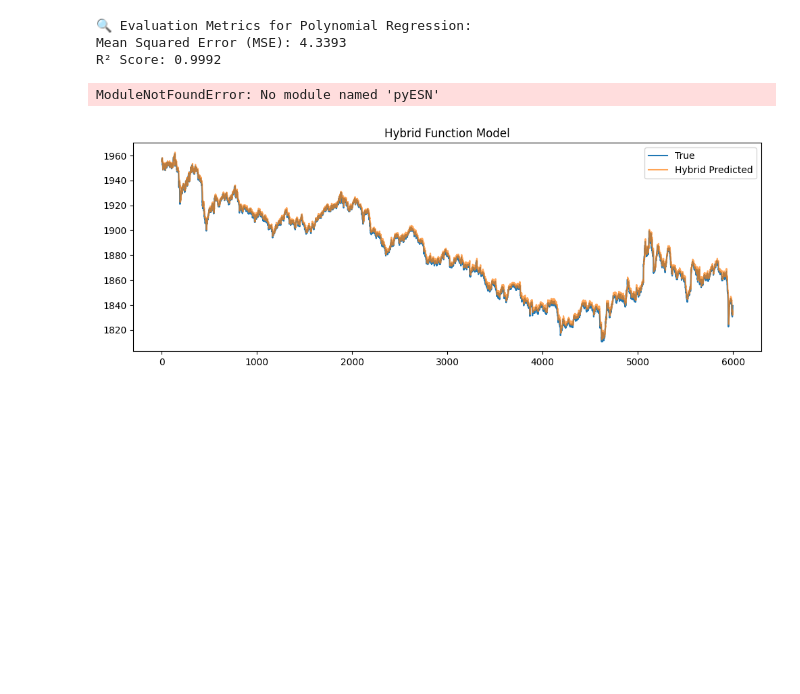
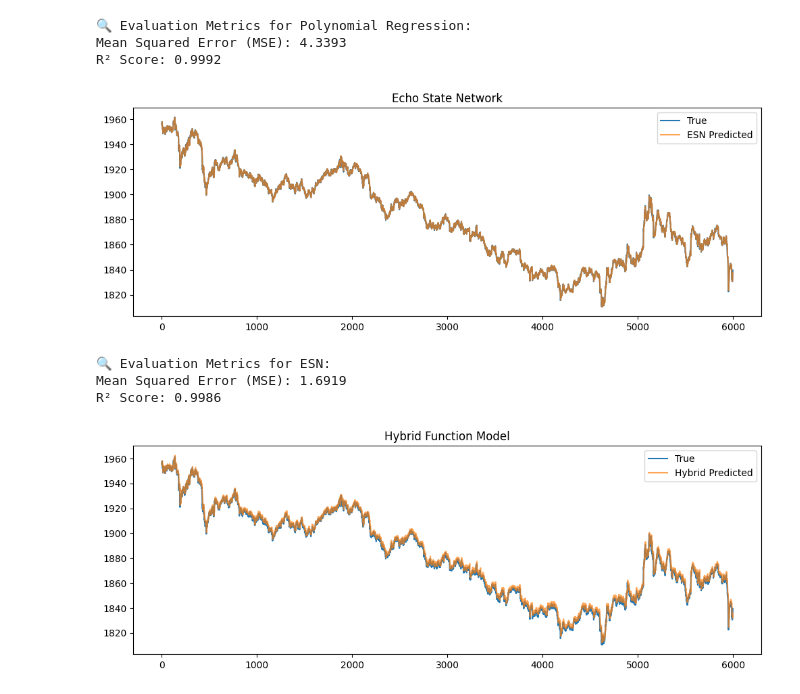
Before and after one commit to SamyakSS83/paradis-island-imckechode, a Jupyter notebook: Round_1/Algorithmic_trading/experiments.ipynb, the cells around one changed output. Drawn from its saved outputs; the diff is of its cells as text; code cells hidden in the pictures; blank space fills up the shorter version.

```diff
--- a/Round_1/Algorithmic_trading/experiments.ipynb
+++ b/Round_1/Algorithmic_trading/experiments.ipynb
@@ -518,15 +516,36 @@ R² Score: 0.9992
 # %%
 from pyESN import ESN
 
 esn = ESN(n_inputs=5, n_outputs=1, n_reservoir=200, spectral_radius=1.2, sparsity=0.3, random_state=42)
-y_pred_esn = esn.fit(X_train, y_train).predict(X_test)
 
+# Train the ESN and discard the predictions returned by fit
+esn.fit(X_train, y_train)
+
+# Then make predictions separately
+y_pred_esn = esn.predict(X_test)
+
+# Plotting
+import matplotlib.pyplot as plt
 plt.figure(figsize=(12, 4))
 plt.plot(y_test, label='True')
 plt.plot(y_pred_esn, label='ESN Predicted', alpha=0.7)
-plt.legend(); plt.title("Echo State Network"); plt.show()
+plt.legend()
+plt.title("Echo State Network")
+plt.show()
 # %% [output]
-ModuleNotFoundError: No module named 'pyESN'
+[figure, added]
+# %%
+from sklearn.metrics import mean_squared_error, r2_score
+
+mse = mean_squared_error(y_test, y_pred_esn)
+r2 = r2_score(y_test, y_pred_esn)
+print("🔍 Evaluation Metrics for ESN:")
+print(f"Mean Squared Error (MSE): {mse:.4f}")
+print(f"R² Score: {r2:.4f}")
+# %% [output]
+🔍 Evaluation Metrics for ESN:
+Mean Squared Error (MSE): 1.6919
+R² Score: 0.9986
 # %%
 
 
```
Also changed, not shown: parts of 2 cells of this notebook, 2 other files.
